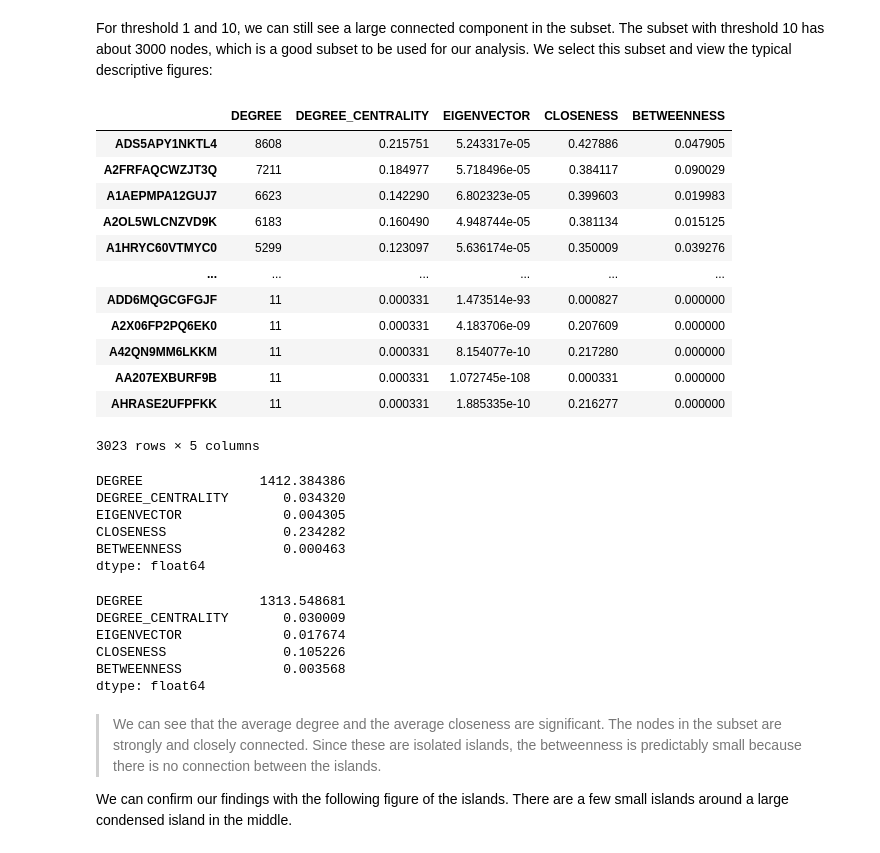
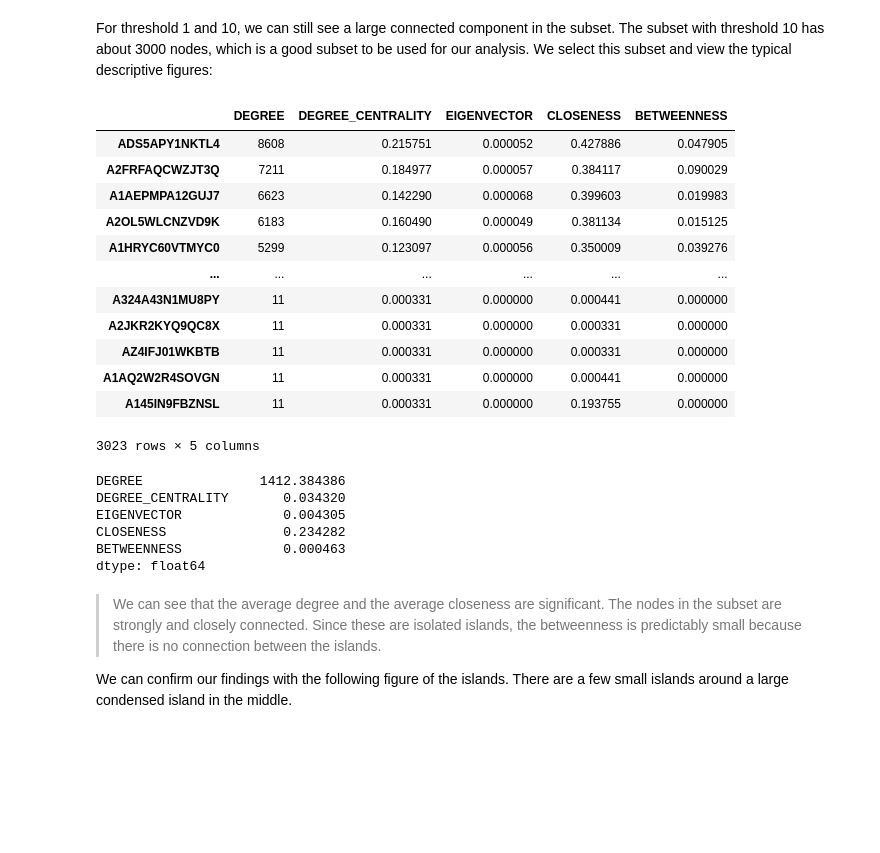
Before and after one commit to SamReeves/web_analytics, a Jupyter notebook: project2/Project 2.ipynb, the cells around one changed output. Drawn from its saved outputs; the diff is of its cells as text; code cells hidden in the pictures; blank space fills up the shorter version.

Commit message:
Update Project 2.ipynb
Fix some display problems

```diff
--- a/project2/Project 2.ipynb
+++ b/project2/Project 2.ipynb
@@ -29,9 +29,9 @@ First, we load and examine the raw data.
 
 >The data includes reviews in different laguages. Since we only need the product ID and customer ID from the data, we simply use the "ISO-8859-1" encoding to read the file to make sure the file is loaded successfully.
 # %%
-f = open(r"foods.csv", "r", encoding="ISO-8859-1")
+f = open(r"E:\SPS\DATA 620\assignments\foods.txt", "r", encoding="ISO-8859-1")
 data_text = f.read()
 f.close()
 
-print(data_text[1000])
+print(data_text[:1000])
 # %% [output]
@@ -58,7 +74,7 @@ for i in range(len(records)):
     data_pd.loc[i] = [product_id, customer_id]
 
 data_pd.to_csv(r"foods.csv", index = False)
-data_pd = pd.read_csv(r"https://raw.githubusercontent.com/ezaccountz/Data_620/main/project%202/foods.csv", header=0, index_col=False)
+data_pd = pd.read_csv(r"https://raw.githubusercontent.com/ezaccountz/Data_620/main/project2/foods.csv", header=0, index_col=False)
 """
 
 data_pd = pd.read_csv(r"foods.csv", header=0, index_col=False)
@@ -216,28 +232,28 @@ For threshold 1 and 10, we can still see a large connected component in the subs
 # %%
 island = islands[1][1]
 
 summarys = pd.DataFrame(dict(
     DEGREE = dict(island.degree(weight='weight')),
     DEGREE_CENTRALITY = nx.degree_centrality(island),
     EIGENVECTOR = nx.eigenvector_centrality(island, weight='weight'),
     CLOSENESS = nx.closeness_centrality(island),
     BETWEENNESS = nx.betweenness_centrality(island, weight='weight')
 ))
 summarys = summarys.sort_values(by = 'DEGREE', ascending = False)
-summarys
+round(summarys,6)
 # %% [output]
 |  | DEGREE | DEGREE_CENTRALITY | EIGENVECTOR | CLOSENESS | BETWEENNESS |
-| ADS5APY1NKTL4 | 8608 | 0.215751 | 5.243317e-05 | 0.427886 | 0.047905 |
-| A2FRFAQCWZJT3Q | 7211 | 0.184977 | 5.718496e-05 | 0.384117 | 0.090029 |
-| A1AEPMPA12GUJ7 | 6623 | 0.142290 | 6.802323e-05 | 0.399603 | 0.019983 |
-| A2OL5WLCNZVD9K | 6183 | 0.160490 | 4.948744e-05 | 0.381134 | 0.015125 |
-| A1HRYC60VTMYC0 | 5299 | 0.123097 | 5.636174e-05 | 0.350009 | 0.039276 |
+| ADS5APY1NKTL4 | 8608 | 0.215751 | 0.000052 | 0.427886 | 0.047905 |
+| A2FRFAQCWZJT3Q | 7211 | 0.184977 | 0.000057 | 0.384117 | 0.090029 |
+| A1AEPMPA12GUJ7 | 6623 | 0.142290 | 0.000068 | 0.399603 | 0.019983 |
+| A2OL5WLCNZVD9K | 6183 | 0.160490 | 0.000049 | 0.381134 | 0.015125 |
+| A1HRYC60VTMYC0 | 5299 | 0.123097 | 0.000056 | 0.350009 | 0.039276 |
 | ... | ... | ... | ... | ... | ... |
-| ADD6MQGCGFGJF | 11 | 0.000331 | 1.473514e-93 | 0.000827 | 0.000000 |
-| A2X06FP2PQ6EK0 | 11 | 0.000331 | 4.183706e-09 | 0.207609 | 0.000000 |
-| A42QN9MM6LKKM | 11 | 0.000331 | 8.154077e-10 | 0.217280 | 0.000000 |
-| AA207EXBURF9B | 11 | 0.000331 | 1.072745e-108 | 0.000331 | 0.000000 |
-| AHRASE2UFPFKK | 11 | 0.000331 | 1.885335e-10 | 0.216277 | 0.000000 |
+| A324A43N1MU8PY | 11 | 0.000331 | 0.000000 | 0.000441 | 0.000000 |
+| A2JKR2KYQ9QC8X | 11 | 0.000331 | 0.000000 | 0.000331 | 0.000000 |
+| AZ4IFJ01WKBTB | 11 | 0.000331 | 0.000000 | 0.000331 | 0.000000 |
+| A1AQ2W2R4SOVGN | 11 | 0.000331 | 0.000000 | 0.000441 | 0.000000 |
+| A145IN9FBZNSL | 11 | 0.000331 | 0.000000 | 0.193755 | 0.000000 |
 3023 rows × 5 columns
 # %%
 summarys.mean()
@@ -248,15 +264,6 @@ EIGENVECTOR             0.004305
 CLOSENESS               0.234282
 BETWEENNESS             0.000463
 dtype: float64
-# %%
-summarys.std()
-# %% [output]
-DEGREE               1313.548681
-DEGREE_CENTRALITY       0.030009
-EIGENVECTOR             0.017674
-CLOSENESS               0.105226
-BETWEENNESS             0.003568
-dtype: float64
 # %% [markdown]
 > We can see that the average degree and the average closeness are significant. The nodes in the subset are strongly and closely connected. Since these are isolated islands, the betweenness is predictably small because there is no connection between the islands.
 
```
Also changed, not shown: parts of 3 cells of this notebook.
